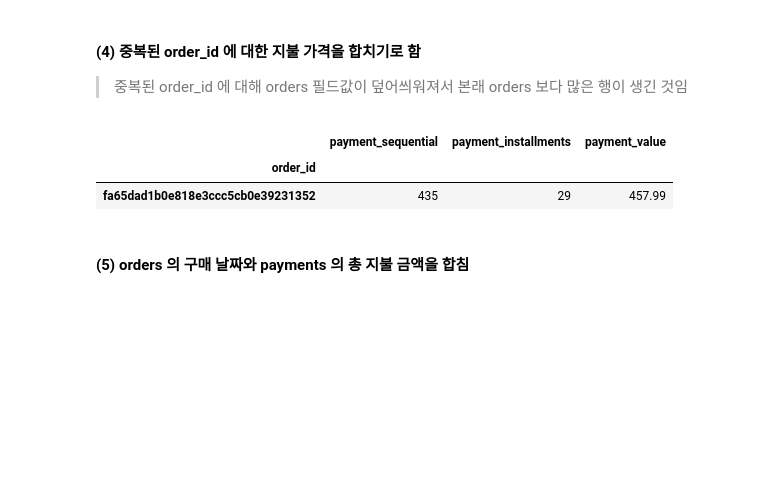
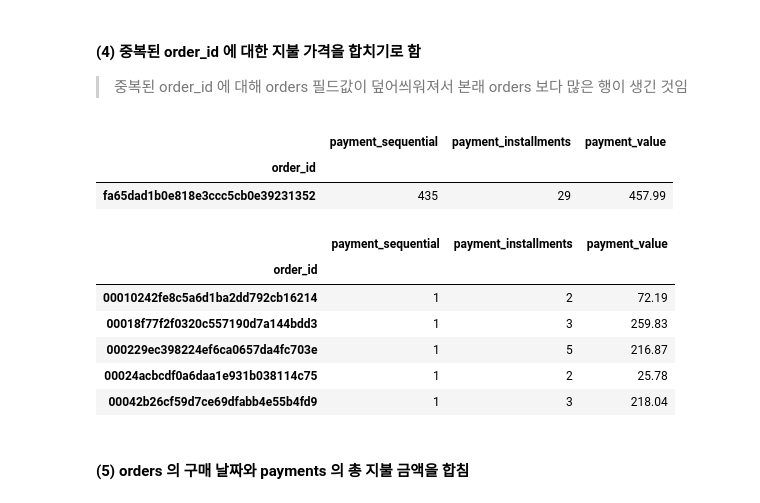
Before and after one commit to jhryu1208/Python_DataAnalysis_Pandas, a Jupyter notebook: Pandas/Brazilian_Ecommerce_EDA/BEE3.ipynb, the cells around one changed output. Cells and saved outputs as stored; diff of their text form; code cells hidden in the pictures; blank space fills up the shorter version.

```diff
--- a/Pandas/Brazilian_Ecommerce_EDA/BEE3.ipynb
+++ b/Pandas/Brazilian_Ecommerce_EDA/BEE3.ipynb
@@ -220,6 +220,16 @@ payments[payments.index == 'fa65dad1b0e818e3ccc5cb0e39231352']
 |  | payment_sequential | payment_installments | payment_value |
 | order_id |  |  |  |
 | fa65dad1b0e818e3ccc5cb0e39231352 | 435 | 29 | 457.99 |
+# %%
+payments.head()
+# %% [output]
+|  | payment_sequential | payment_installments | payment_value |
+| order_id |  |  |  |
+| 00010242fe8c5a6d1ba2dd792cb16214 | 1 | 2 | 72.19 |
+| 00018f77f2f0320c557190d7a144bdd3 | 1 | 3 | 259.83 |
+| 000229ec398224ef6ca0657da4fc703e | 1 | 5 | 216.87 |
+| 00024acbcdf0a6daa1e931b038114c75 | 1 | 2 | 25.78 |
+| 00042b26cf59d7ce69dfabb4e55b4fd9 | 1 | 3 | 218.04 |
 # %% [markdown]
 #### (5) orders 의 구매 날짜와 payments 의 총 지불 금액을 합침
 # %%
```
Also changed, not shown: parts of 27 cells of this notebook.
